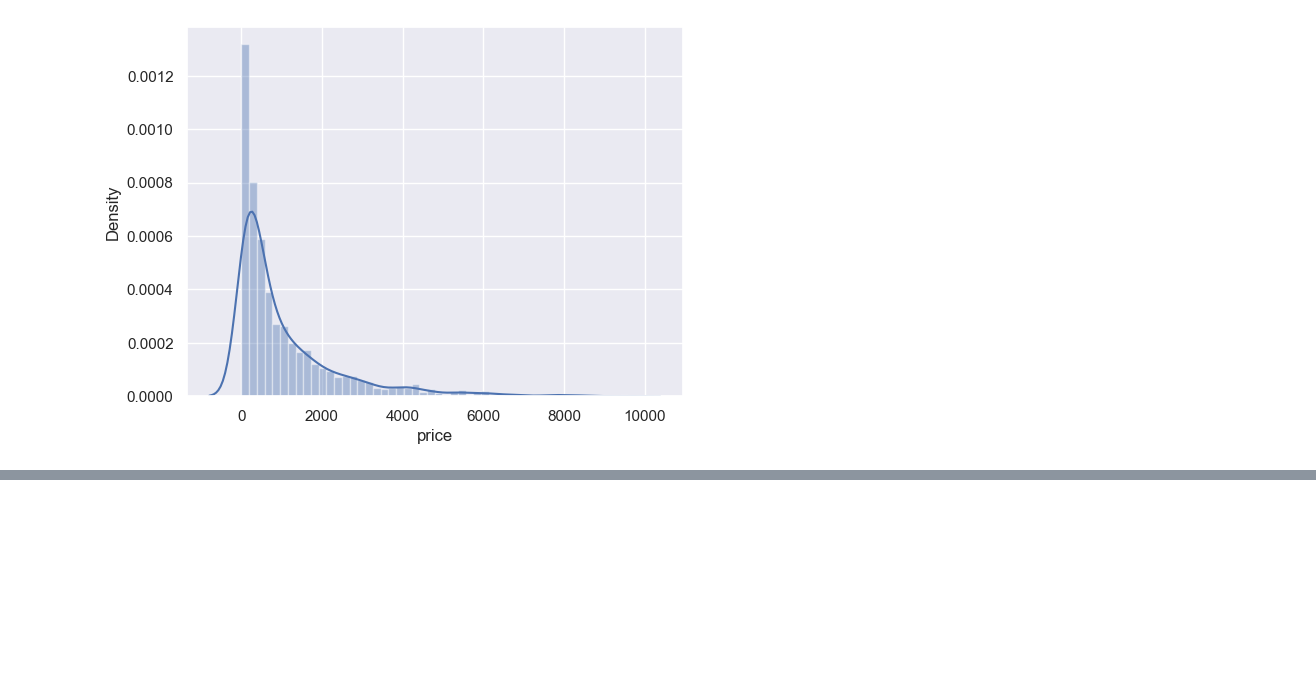
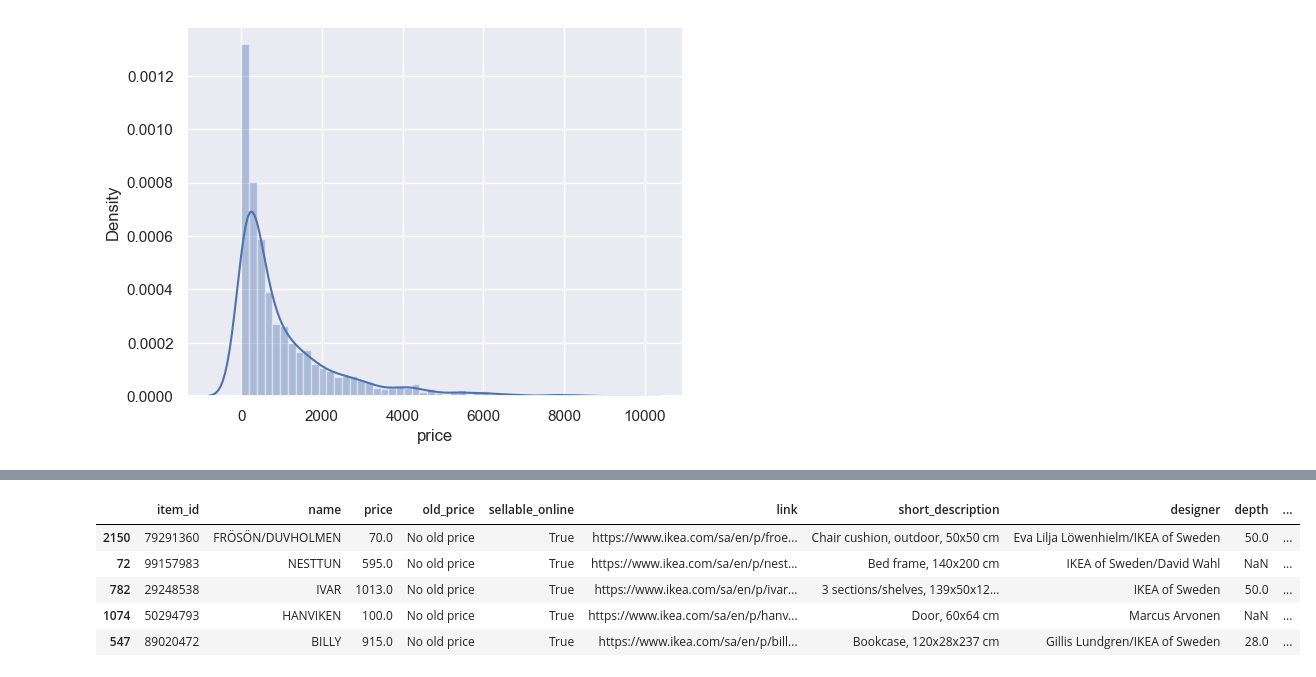
Before and after one commit to MarinaYurchenko/Python-Step-Project, a Jupyter notebook: Python Step project/Step.ipynb, the cells around one changed output, grey strips where cells are left out. Cells and saved outputs as stored; diff of their text form; code cells hidden in the pictures; blank space fills up the shorter version.

```diff
--- a/Python Step project/Step.ipynb
+++ b/Python Step project/Step.ipynb
@@ -282,0 +306,11 @@ sns.distplot(ikea['price']);
+# %%
+# duplicate check - there are 0 duplicates now and subset is ready for the further analysis.
+subset_no1.duplicated().sum() # 0
+subset_no1.sample(5)
+# %% [output]
+|  | item_id | name | price | old_price | sellable_online | link | short_description | designer | depth | ... |
+| 2150 | 79291360 | FRÖSÖN/DUVHOLMEN | 70.0 | No old price | True | https://www.ikea.com/sa/en/p/froe... | Chair cushion, outdoor, 50x50 cm | Eva Lilja Löwenhielm/IKEA of Sweden | 50.0 | ... |
+| 72 | 99157983 | NESTTUN | 595.0 | No old price | True | https://www.ikea.com/sa/en/p/nest... | Bed frame, 140x200 cm | IKEA of Sweden/David Wahl | NaN | ... |
+| 782 | 29248538 | IVAR | 1013.0 | No old price | True | https://www.ikea.com/sa/en/p/ivar... | 3 sections/shelves, 139x50x12... | IKEA of Sweden | 50.0 | ... |
+| 1074 | 50294793 | HANVIKEN | 100.0 | No old price | True | https://www.ikea.com/sa/en/p/hanv... | Door, 60x64 cm | Marcus Arvonen | NaN | ... |
+| 547 | 89020472 | BILLY | 915.0 | No old price | True | https://www.ikea.com/sa/en/p/bill... | Bookcase, 120x28x237 cm | Gillis Lundgren/IKEA of Sweden | 28.0 | ... |
```
Also changed, not shown: parts of 7 cells of this notebook.
